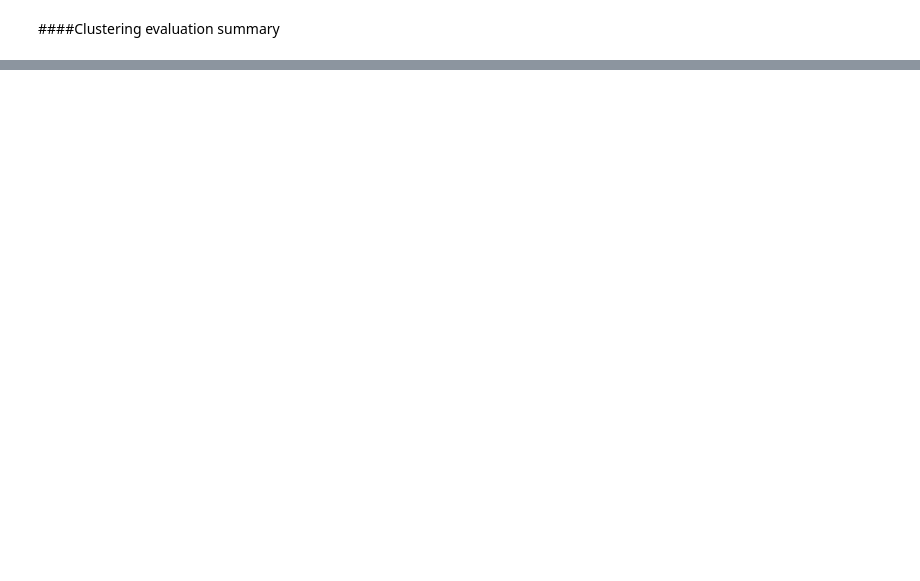
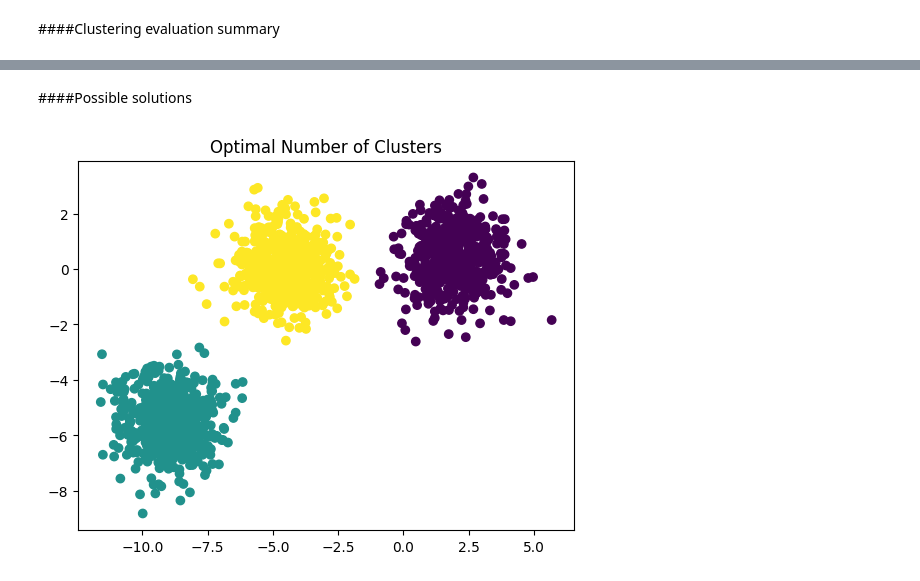
Before and after one commit to delonfadhil/MachineLearningTasks, a Jupyter notebook: 6thWeekTasks/Clustering SKLearn/1_K_means.ipynb, the cells around one changed output, grey strips where cells are left out. Saved outputs shown, nothing was run; the diff lists cells and outputs as text; code cells hidden in the pictures; blank space fills up the shorter version.

```diff
--- a/6thWeekTasks/Clustering SKLearn/1_K_means.ipynb
+++ b/6thWeekTasks/Clustering SKLearn/1_K_means.ipynb
@@ -358,0 +406,28 @@ plt.tight_layout()
+# %%
+from sklearn.cluster import KMeans
+
+common_params = {
+    "n_init": "auto",
+    "random_state": random_state,
+}
+
+fig, axs = plt.subplots(nrows=2, ncols=2, figsize=(12, 12))
+
+y_pred = KMeans(n_clusters=2, **common_params).fit_predict(X)
+axs[0, 0].scatter(X[:, 0], X[:, 1], c=y_pred)
+axs[0, 0].set_title("Non-optimal Number of Clusters")
+
+y_pred = KMeans(n_clusters=3, **common_params).fit_predict(X_aniso)
+axs[0, 1].scatter(X_aniso[:, 0], X_aniso[:, 1], c=y_pred)
+axs[0, 1].set_title("Anisotropically Distributed Blobs")
+
+y_pred = KMeans(n_clusters=3, **common_params).fit_predict(X_varied)
+axs[1, 0].scatter(X_varied[:, 0], X_varied[:, 1], c=y_pred)
+axs[1, 0].set_title("Unequal Variance")
+
+y_pred = KMeans(n_clusters=3, **common_params).fit_predict(X_filtered)
+axs[1, 1].scatter(X_filtered[:, 0], X_filtered[:, 1], c=y_pred)
+axs[1, 1].set_title("Unevenly Sized Blobs")
+
+plt.suptitle("Unexpected KMeans clusters").set_y(0.95)
+plt.show()
@@ -358,0 +436,9 @@ plt.tight_layout()
+# %% [markdown]
+####Possible solutions
+# %%
+y_pred = KMeans(n_clusters=3, **common_params).fit_predict(X)
+plt.scatter(X[:, 0], X[:, 1], c=y_pred)
+plt.title("Optimal Number of Clusters")
+plt.show()
+# %% [output]
+[figure, added]
```
Also changed, not shown: parts of 62 cells of this notebook.
